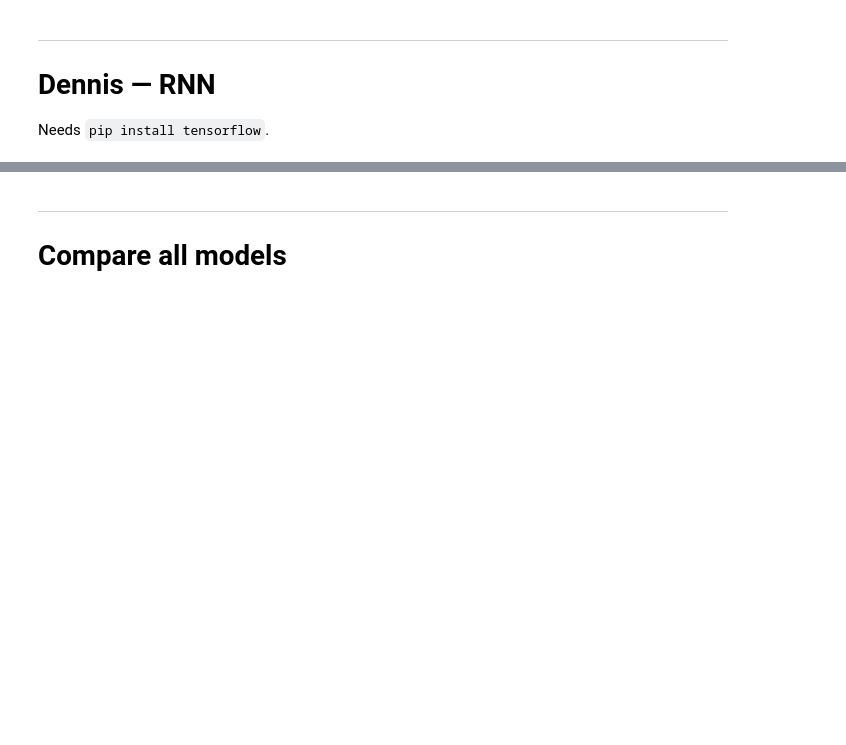
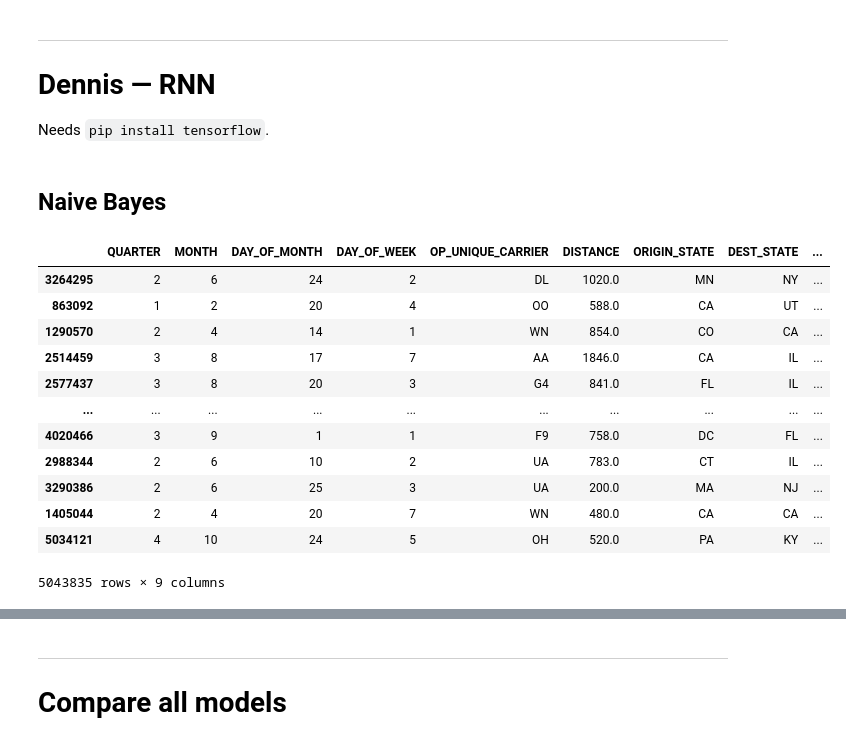
Before and after one commit to dennisous/STT811-Project, a Jupyter notebook: model_analysis.ipynb, the cells around one changed output, grey strips where cells are left out. Drawn from its saved outputs; the diff is of its cells as text; code cells hidden in the pictures; blank space fills up the shorter version.

```diff
--- a/model_analysis.ipynb
+++ b/model_analysis.ipynb
@@ -318,3 +318,5 @@ plt.show()
 # Dennis — RNN
 
 Needs `pip install tensorflow`.
+# %% [markdown]
+## Naive Bayes
@@ -320,0 +390,16 @@ Needs `pip install tensorflow`.
+# %%
+X_train
+# %% [output]
+|  | QUARTER | MONTH | DAY_OF_MONTH | DAY_OF_WEEK | OP_UNIQUE_CARRIER | DISTANCE | ORIGIN_STATE | DEST_STATE | ... |
+| 3264295 | 2 | 6 | 24 | 2 | DL | 1020.0 | MN | NY | ... |
+| 863092 | 1 | 2 | 20 | 4 | OO | 588.0 | CA | UT | ... |
+| 1290570 | 2 | 4 | 14 | 1 | WN | 854.0 | CO | CA | ... |
+| 2514459 | 3 | 8 | 17 | 7 | AA | 1846.0 | CA | IL | ... |
+| 2577437 | 3 | 8 | 20 | 3 | G4 | 841.0 | FL | IL | ... |
+| ... | ... | ... | ... | ... | ... | ... | ... | ... | ... |
+| 4020466 | 3 | 9 | 1 | 1 | F9 | 758.0 | DC | FL | ... |
+| 2988344 | 2 | 6 | 10 | 2 | UA | 783.0 | CT | IL | ... |
+| 3290386 | 2 | 6 | 25 | 3 | UA | 200.0 | MA | NJ | ... |
+| 1405044 | 2 | 4 | 20 | 7 | WN | 480.0 | CA | CA | ... |
+| 5034121 | 4 | 10 | 24 | 5 | OH | 520.0 | PA | KY | ... |
+5043835 rows × 9 columns
```
Also changed, not shown: parts of 7 cells of this notebook.
